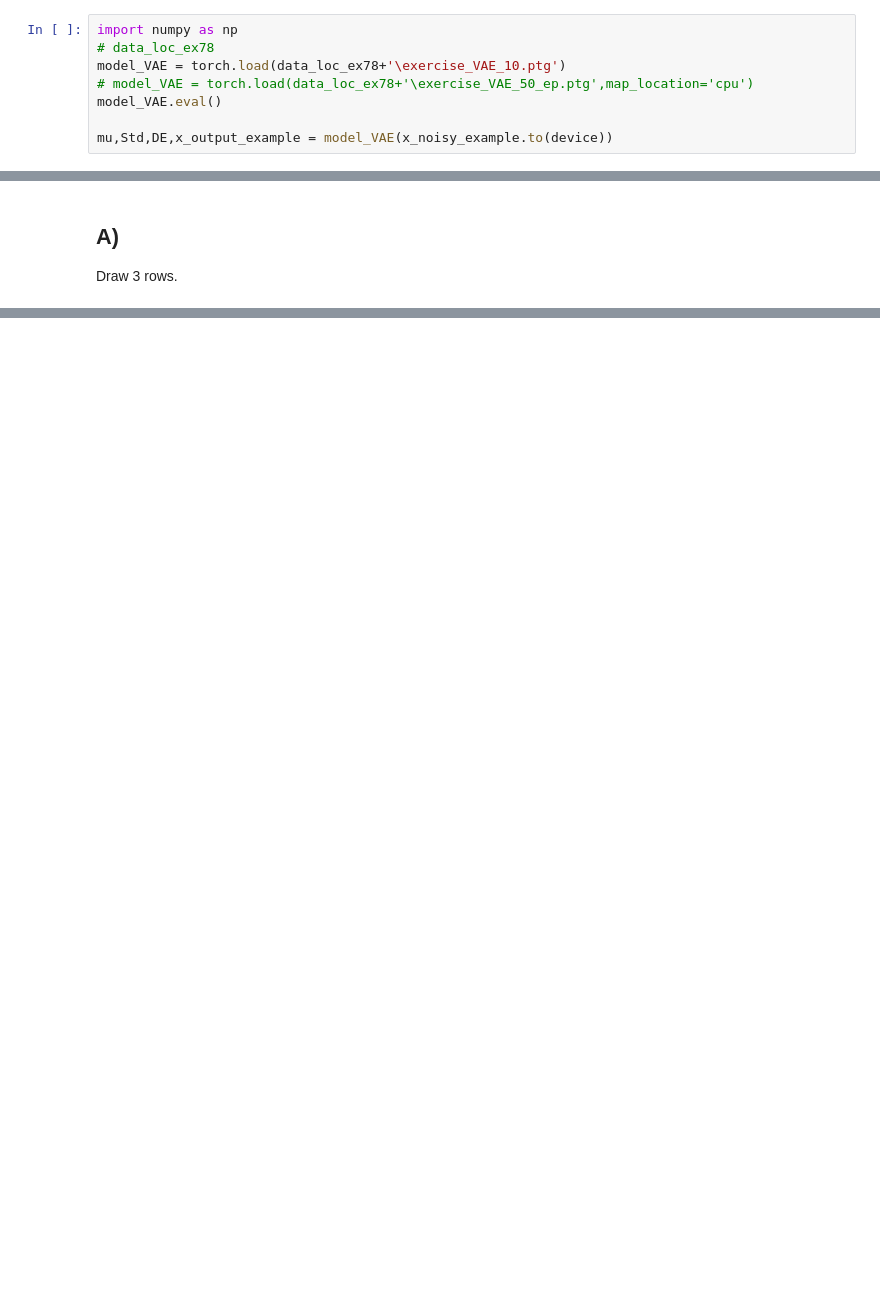
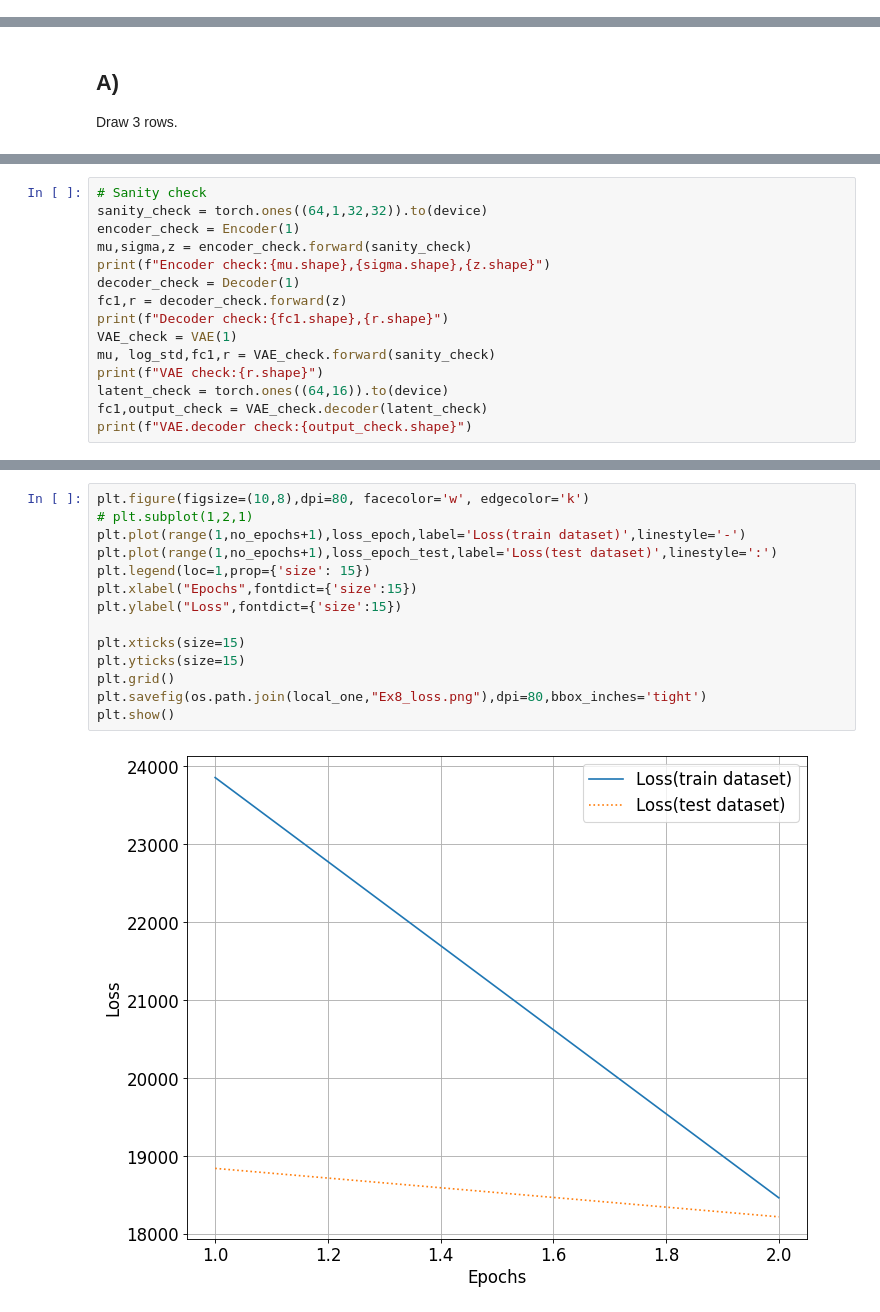
Before and after one commit to Lynch1206/5LSL0_HW, a Jupyter notebook: Assignment3/Code - for students/Ex8.ipynb, the cells around one changed output, grey strips where cells are left out. Saved outputs shown, nothing was run; the diff lists cells and outputs as text; blank space fills up the shorter version.

```diff
--- a/Assignment3/Code - for students/Ex8.ipynb
+++ b/Assignment3/Code - for students/Ex8.ipynb
@@ -172,8 +137,0 @@ VAE.decoder check:torch.Size([64, 1, 32, 32])
-# %%
-import numpy as np
-# data_loc_ex78
-model_VAE = torch.load(data_loc_ex78+'\exercise_VAE_10.ptg')
-# model_VAE = torch.load(data_loc_ex78+'\exercise_VAE_50_ep.ptg',map_location='cpu')
-model_VAE.eval()
-
-mu,Std,DE,x_output_example = model_VAE(x_noisy_example.to(device))
@@ -219,0 +276,15 @@ optimizer_map = torch.optim.Adam([estimated_latent],lr = learning_rate)
+# %%
+# Sanity check
+sanity_check = torch.ones((64,1,32,32)).to(device)
+encoder_check = Encoder(1)
+mu,sigma,z = encoder_check.forward(sanity_check)
+print(f"Encoder check:{mu.shape},{sigma.shape},{z.shape}")
+decoder_check = Decoder(1)
+fc1,r = decoder_check.forward(z)
+print(f"Decoder check:{fc1.shape},{r.shape}")
+VAE_check = VAE(1)
+mu, log_std,fc1,r = VAE_check.forward(sanity_check)
+print(f"VAE check:{r.shape}")
+latent_check = torch.ones((64,16)).to(device)
+fc1,output_check = VAE_check.decoder(latent_check)
+print(f"VAE.decoder check:{output_check.shape}")
@@ -219,0 +362,16 @@ optimizer_map = torch.optim.Adam([estimated_latent],lr = learning_rate)
+# %%
+plt.figure(figsize=(10,8),dpi=80, facecolor='w', edgecolor='k')
+# plt.subplot(1,2,1)
+plt.plot(range(1,no_epochs+1),loss_epoch,label='Loss(train dataset)',linestyle='-')
+plt.plot(range(1,no_epochs+1),loss_epoch_test,label='Loss(test dataset)',linestyle=':')
+plt.legend(loc=1,prop={'size': 15})
+plt.xlabel("Epochs",fontdict={'size':15})
+plt.ylabel("Loss",fontdict={'size':15})
+
+plt.xticks(size=15)
+plt.yticks(size=15)
+plt.grid()
+plt.savefig(os.path.join(local_one,"Ex8_loss.png"),dpi=80,bbox_inches='tight')
+plt.show()
+# %% [output]
+[figure, added]
```
Also changed, not shown: parts of 32 cells of this notebook.
